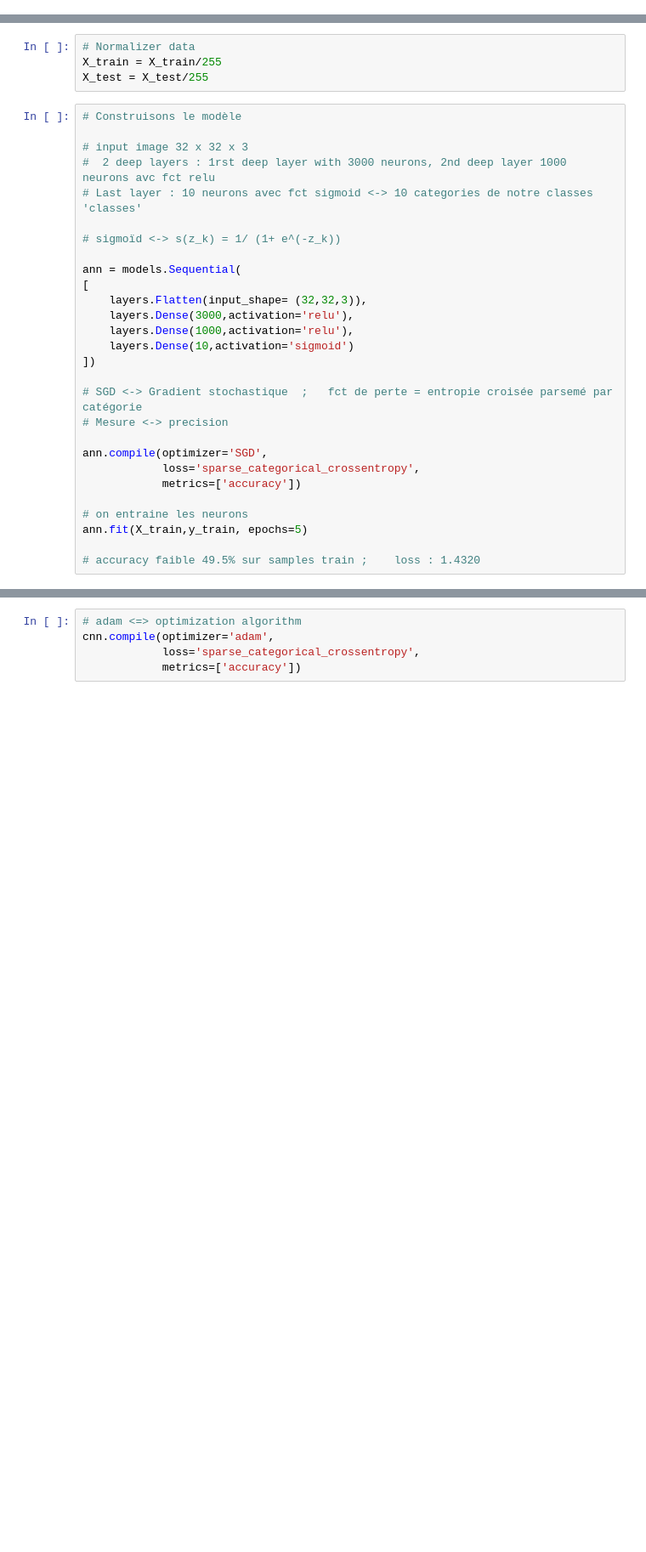
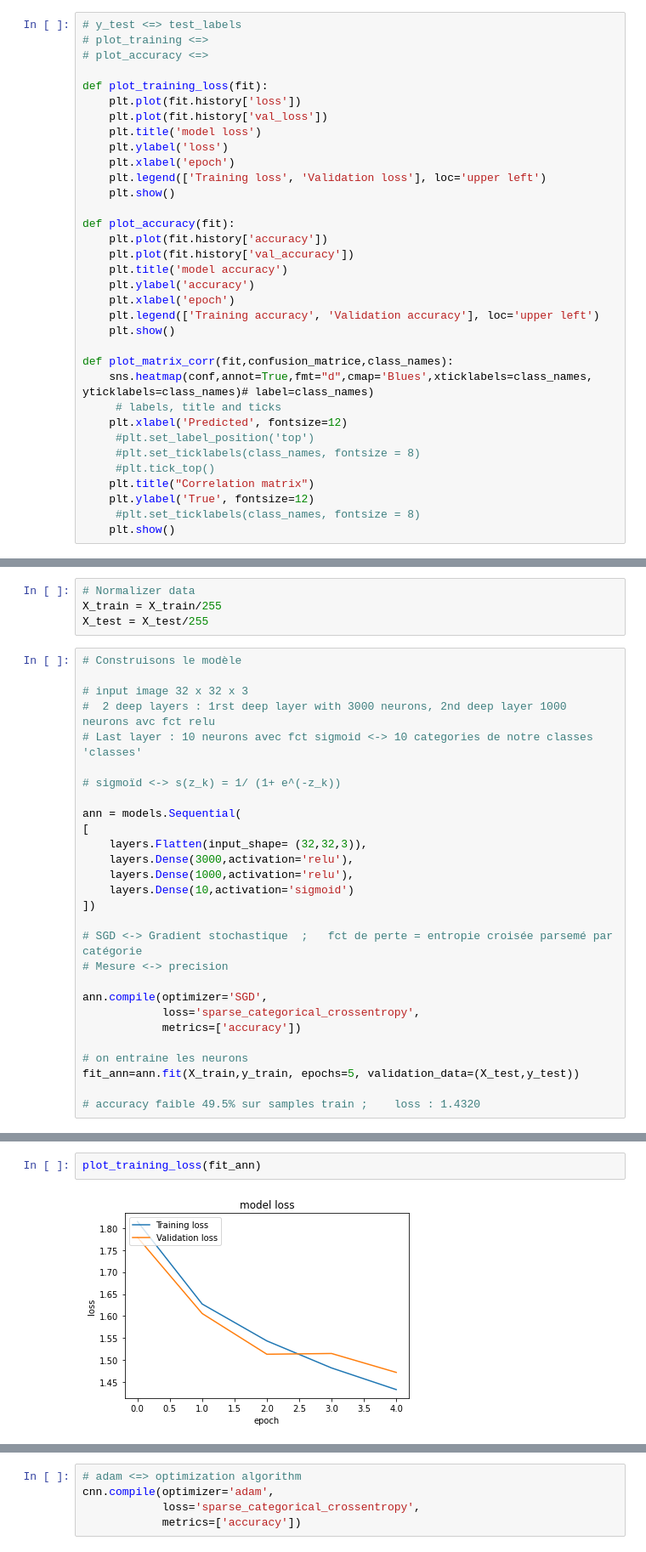
Before and after one commit to ewfaye/machine_learning_M2_ICO, a Jupyter notebook: Projet_ML_2.ipynb, the cells around one changed output, grey strips where cells are left out. Shown at 85% size. Saved outputs shown, nothing was run; the diff lists cells and outputs as text; blank space fills up the shorter version.

```diff
--- a/Projet_ML_2.ipynb
+++ b/Projet_ML_2.ipynb
@@ -10,6 +11,40 @@ X_train.shape
 # Entrainement image 32 x 32 ; 3 : rgb channels ; 50 000 : nb images train
 # %% [output]
 (50000, 32, 32, 3)
+# %%
+# y_test <=> test_labels
+# plot_training <=>
+# plot_accuracy <=>
+
+def plot_training_loss(fit):
+    plt.plot(fit.history['loss'])
+    plt.plot(fit.history['val_loss'])
+    plt.title('model loss')
+    plt.ylabel('loss')
+    plt.xlabel('epoch')
+    plt.legend(['Training loss', 'Validation loss'], loc='upper left')
+    plt.show()
+
+def plot_accuracy(fit):
+    plt.plot(fit.history['accuracy'])
+    plt.plot(fit.history['val_accuracy'])
+    plt.title('model accuracy')
+    plt.ylabel('accuracy')
+    plt.xlabel('epoch')
+    plt.legend(['Training accuracy', 'Validation accuracy'], loc='upper left')
+    plt.show()
+
+def plot_matrix_corr(fit,confusion_matrice,class_names):
+    sns.heatmap(conf,annot=True,fmt="d",cmap='Blues',xticklabels=class_names, yticklabels=class_names)# label=class_names)
+     # labels, title and ticks
+    plt.xlabel('Predicted', fontsize=12)
+     #plt.set_label_position('top')
+     #plt.set_ticklabels(class_names, fontsize = 8)
+     #plt.tick_top()
+    plt.title("Correlation matrix")
+    plt.ylabel('True', fontsize=12)
+     #plt.set_ticklabels(class_names, fontsize = 8)
+    plt.show()
 # %%
 X_test.shape
 # Test image 32 x 32 ; 3 : rgb channels ; 10 000 : nb images test
@@ -97,7 +117,7 @@ ann.compile(optimizer='SGD',
             metrics=['accuracy'])
 
 # on entraine les neurons
-ann.fit(X_train,y_train, epochs=5)
+fit_ann=ann.fit(X_train,y_train, epochs=5, validation_data=(X_test,y_test))
 
 # accuracy faible 49.5% sur samples train ;    loss : 1.4320
 # %% [output]
@@ -114,0 +134,4 @@ Epoch 5/5
+# %%
+plot_training_loss(fit_ann)
+# %% [output]
+[figure, added]
```
Also changed, not shown: parts of 15 cells of this notebook.
